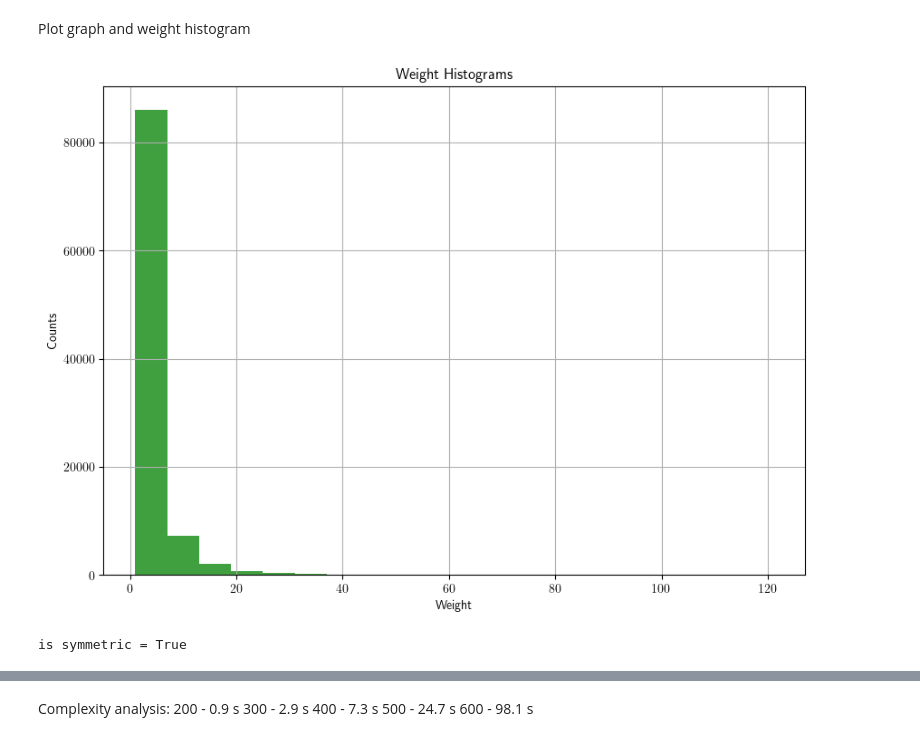
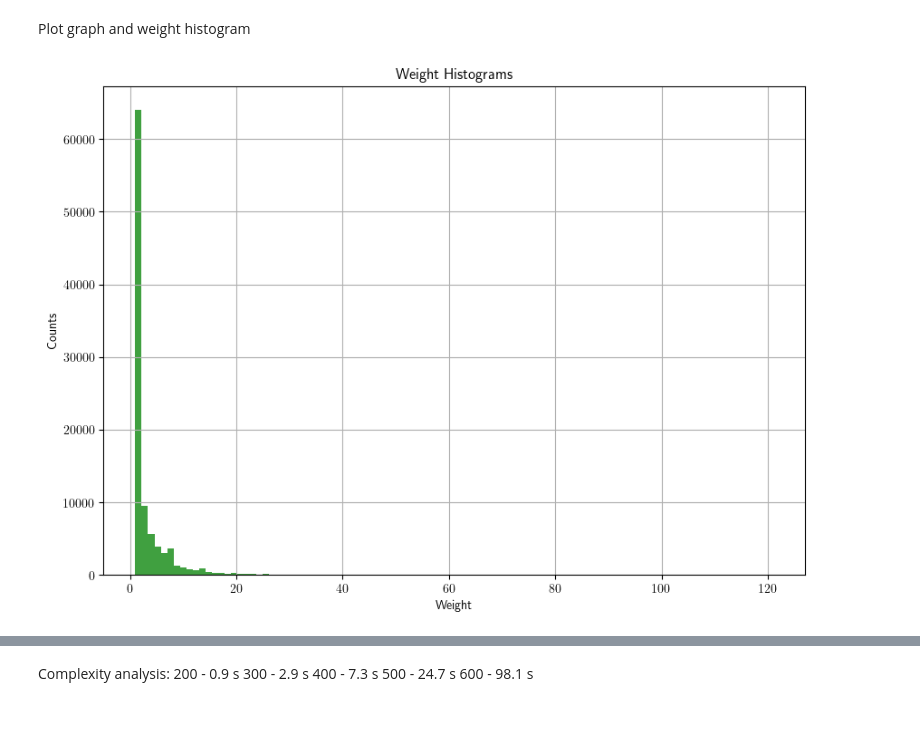
Before and after one commit to jerryhan60/TDA_SNNS, a Jupyter notebook: tda.ipynb, the cells around one changed output, grey strips where cells are left out. Cells and saved outputs as stored; diff of their text form; code cells hidden in the pictures.

Commit message:
Random matrix

```diff
--- a/tda.ipynb
+++ b/tda.ipynb
@@ -58,21 +45,19 @@ for source_node, target_nodes in adjacency_dict.items():
 print(G)
 # %% [output]
 Graph with 2952 nodes and 96527 edges
+# %%
+def weight_hist(G):
+    G_weights = [e[2]['weight'] for e in G.edges.data()]
+
+    fig, ax = plt.subplots(figsize=(10, 7))  # Create a single plot
+
+    # plot weight histogram
+    ax.hist(G_weights, bins=100, facecolor='g', alpha=0.75)
+    ax.set_title("Weight Histograms")
+    ax.set_xlabel("Weight")
+    ax.set_ylabel("Counts")
+    ax.grid()
+
+    plt.show()
 # %% [markdown]
 Plot graph and weight histogram
-# %%
-# edge weights
-G_weights = [e[2]['weight'] for e in G.edges.data()]
-
-fig, ax = plt.subplots(figsize=(10, 7))  # Create a single plot
-
-# plot weight histogram
-ax.hist(G_weights, bins=20, facecolor='g', alpha=0.75)
-ax.set_title("Weight Histograms")
-ax.set_xlabel("Weight")
-ax.set_ylabel("Counts")
-ax.grid()
-
-plt.show()
-# %% [output]
-[figure, removed]
@@ -86,9 +64,5 @@ sparse_adj = csr_matrix(adj)
-# %%
-
-A = nx.adjacency_matrix(subgraph).copy().todense().astype(float)
-A[A == 0] = np.inf
-np.fill_diagonal(A, [0]*len(G))
-A = np.array(np.round(A, 4))
-print(f"is symmetric = {np.allclose(np.asarray(A.T), np.asarray(A))}")
-# %% [output]
-is symmetric = True
+# %%
+# edge weights
+weight_hist(G)
+# %% [output]
+[figure, added]
```
Also changed, not shown: parts of 10 cells of this notebook.
